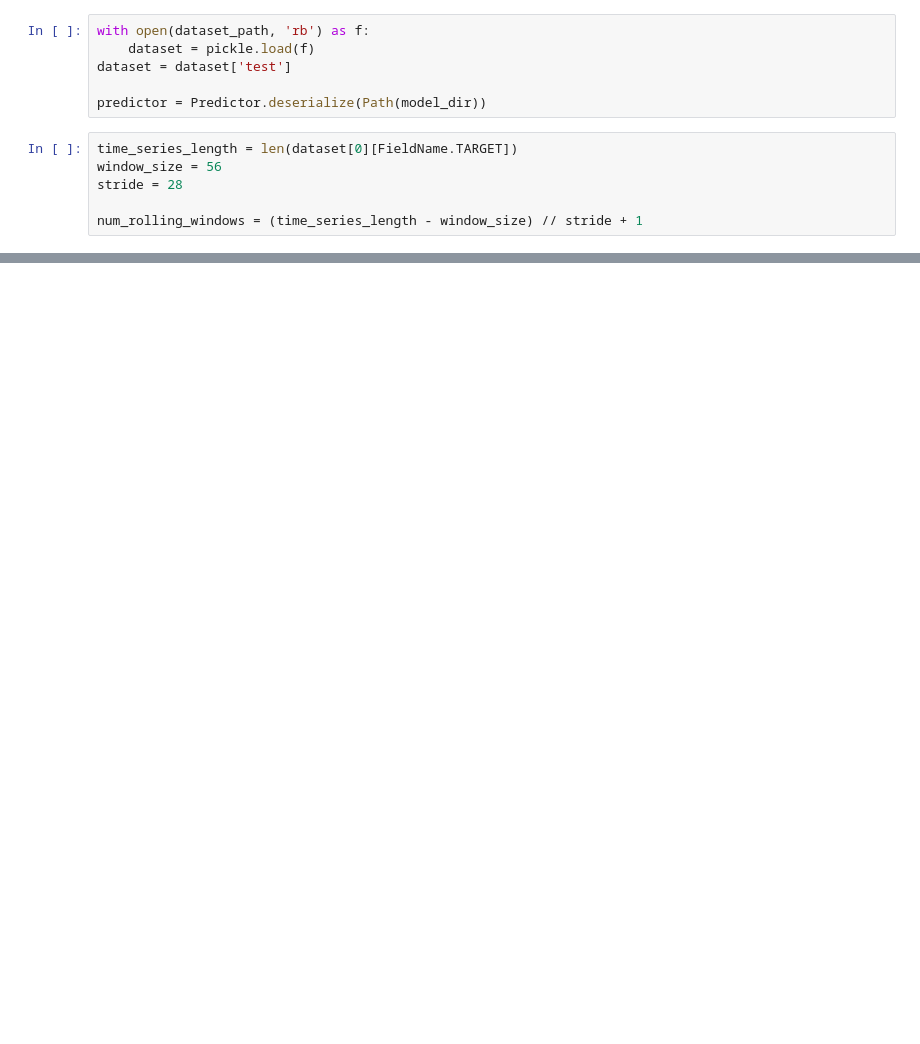
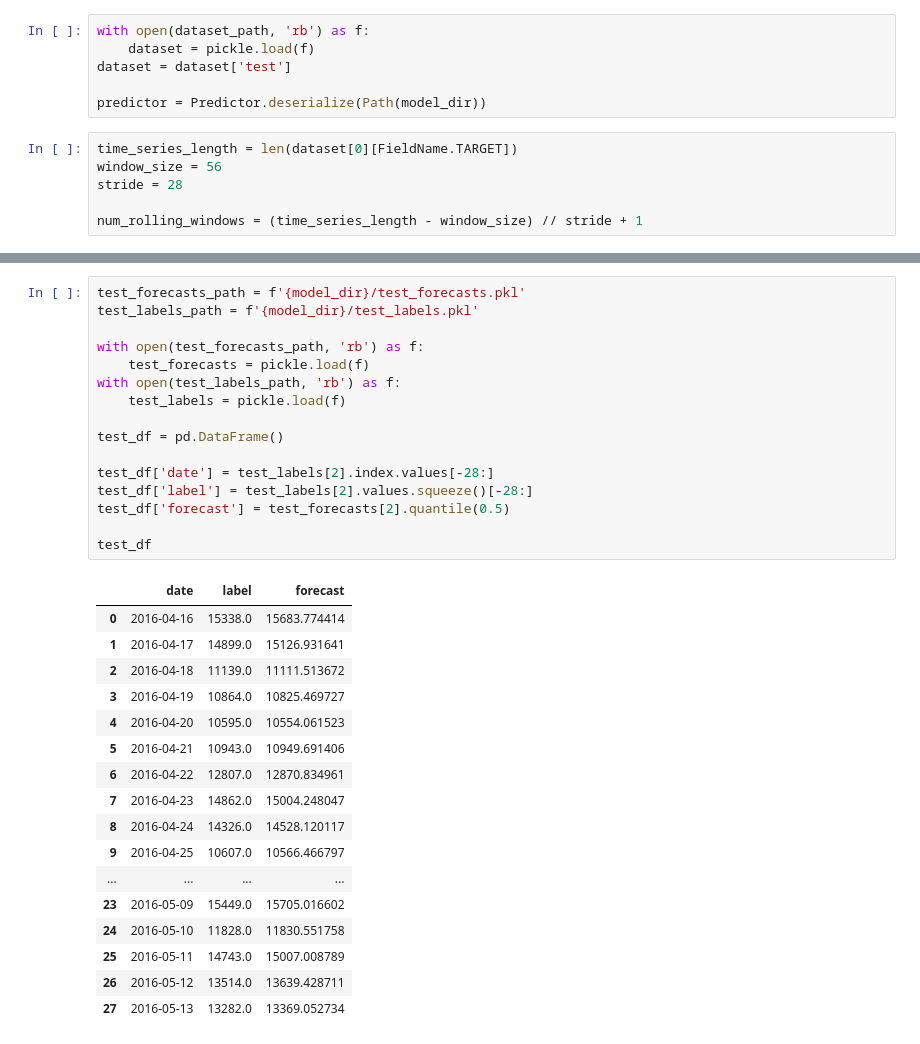
Before and after one commit to hakhyun0615/SCI_Journal_2, a Jupyter notebook: code/rolling_forecast.ipynb, the cells around one changed output, grey strips where cells are left out. Saved outputs shown, nothing was run; the diff lists cells and outputs as text; blank space fills up the shorter version.

```diff
--- a/code/rolling_forecast.ipynb
+++ b/code/rolling_forecast.ipynb
@@ -82,0 +202,34 @@ KeyboardInterrupt:
+# %%
+test_forecasts_path = f'{model_dir}/test_forecasts.pkl'
+test_labels_path = f'{model_dir}/test_labels.pkl'
+
+with open(test_forecasts_path, 'rb') as f:
+    test_forecasts = pickle.load(f)
+with open(test_labels_path, 'rb') as f:
+    test_labels = pickle.load(f)
+
+test_df = pd.DataFrame()
+
+test_df['date'] = test_labels[2].index.values[-28:]
+test_df['label'] = test_labels[2].values.squeeze()[-28:]
+test_df['forecast'] = test_forecasts[2].quantile(0.5)
+
+test_df
+# %% [output]
+|  | date | label | forecast |
+| 0 | 2016-04-16 | 15338.0 | 15683.774414 |
+| 1 | 2016-04-17 | 14899.0 | 15126.931641 |
+| 2 | 2016-04-18 | 11139.0 | 11111.513672 |
+| 3 | 2016-04-19 | 10864.0 | 10825.469727 |
+| 4 | 2016-04-20 | 10595.0 | 10554.061523 |
+| 5 | 2016-04-21 | 10943.0 | 10949.691406 |
+| 6 | 2016-04-22 | 12807.0 | 12870.834961 |
+| 7 | 2016-04-23 | 14862.0 | 15004.248047 |
+| 8 | 2016-04-24 | 14326.0 | 14528.120117 |
+| 9 | 2016-04-25 | 10607.0 | 10566.466797 |
+| ... | ... | ... | ... |
+| 23 | 2016-05-09 | 15449.0 | 15705.016602 |
+| 24 | 2016-05-10 | 11828.0 | 11830.551758 |
+| 25 | 2016-05-11 | 14743.0 | 15007.008789 |
+| 26 | 2016-05-12 | 13514.0 | 13639.428711 |
+| 27 | 2016-05-13 | 13282.0 | 13369.052734 |
```
Also changed, not shown: parts of 8 cells of this notebook, 2 other files.
